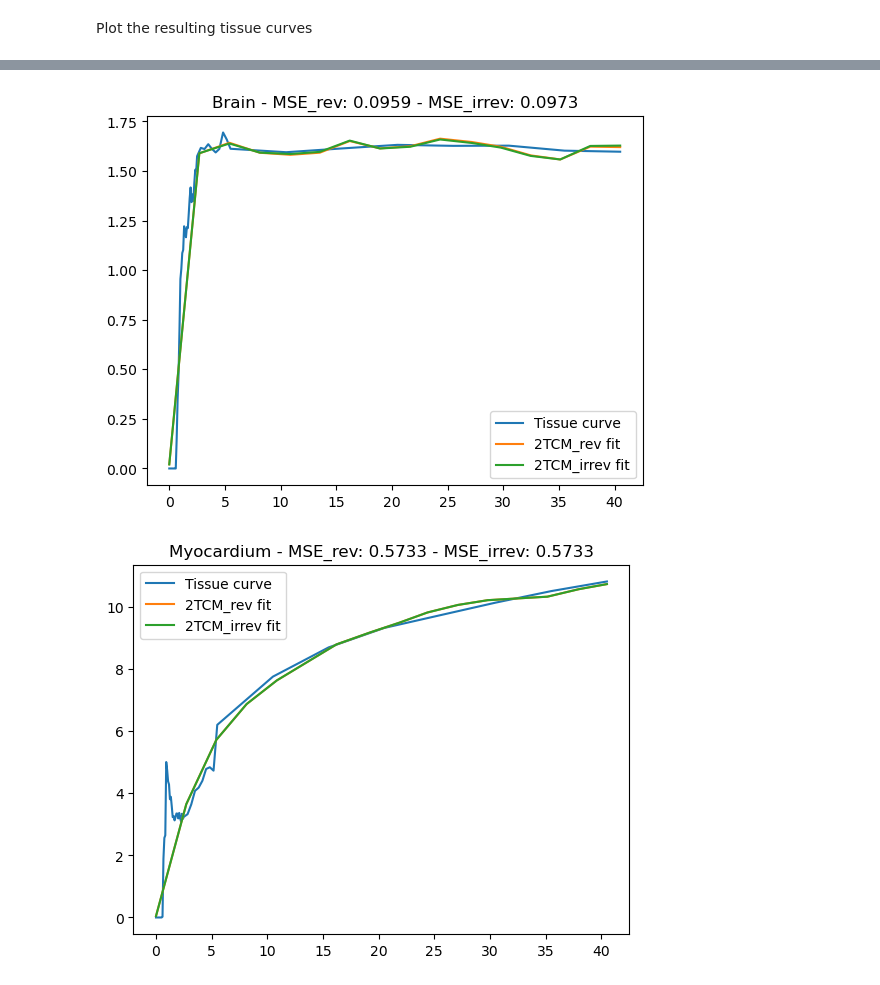
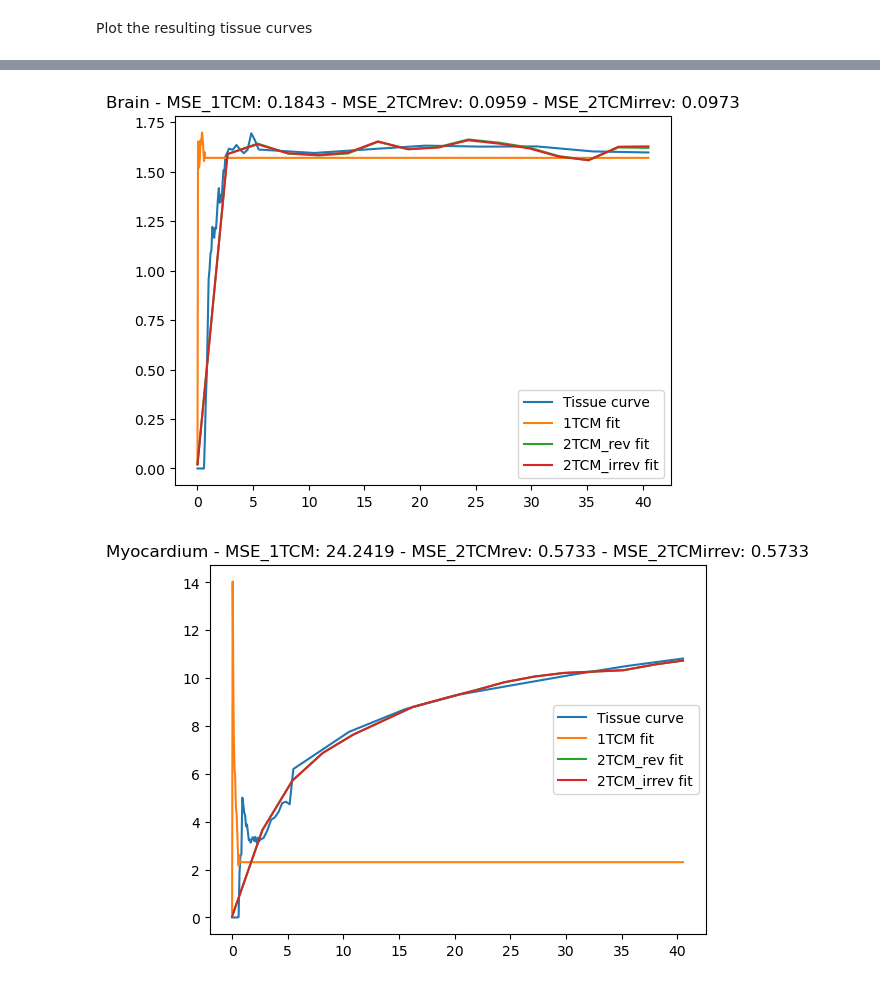
Before and after one commit to Kuttner/pyPET, a Jupyter notebook: dPET_Kinetic_modeling_example.ipynb, the cells around one changed output, grey strips where cells are left out. Drawn from its saved outputs; the diff is of its cells as text; code cells hidden in the pictures.

```diff
--- a/dPET_Kinetic_modeling_example.ipynb
+++ b/dPET_Kinetic_modeling_example.ipynb
@@ -146,15 +147,28 @@ Perform TCM of all tissues in the `*.voistat`-file.
 # %%
 
 # TCM_dict will store all the resuts from kinetic modeling (k-values)
+oneTCM_dict = {}
 twoTCMrev_dict = {}
 twoTCMirrev_dict = {}
 patlak_dict = {}
 
-# CONTINUE HERE: Loop over kinetic models
-
 # Loop over the  tissues
 for tissue in VOI_names_unique:
     print(tissue)
+
+    # oneTCM
+    (K1, k2, vB), tissue_fit, mse = oneTCM(
+        AIF_A, AIF_t, VOI_A_dict[tissue], VOI_t_shift, INTERPOLATE=True, TIME_FRAMES=2.5
+    )
+
+    # Save everything into dictionary
+    oneTCM_dict[tissue] = {
+        "K1": K1,
+        "k2": k2,
+        "vB": vB,
+        "tissue_fit": tissue_fit,
+        "mse": mse
+    }
 
     # Reversible 2TCM
     (K1, k2, vB, k3, k4), Ki, tissue_fit, mse = twoTCMrev(
@@ -240,20 +255,22 @@ Patlak Ki:  0.201
 # %%
 #Plot tissue curve and fit
 tissue = "Brain"
 plt.plot(VOI_t_shift, VOI_A_dict[tissue], label="Tissue curve")
+plt.plot(AIF_t, oneTCM_dict[tissue]["tissue_fit"], label="1TCM fit")
 plt.plot(AIF_t, twoTCMrev_dict[tissue]["tissue_fit"], label="2TCM_rev fit")
 plt.plot(AIF_t, twoTCMirrev_dict[tissue]["tissue_fit"], label="2TCM_irrev fit")
-plt.title(tissue + " - MSE_rev: " + str(round(twoTCMrev_dict[tissue]["mse"],4)) + " - MSE_irrev: " + str(round(twoTCMirrev_dict[tissue]["mse"],4)))
+plt.title(tissue + " - MSE_1TCM: " + str(round(oneTCM_dict[tissue]["mse"],4)) + " - MSE_2TCMrev: " + str(round(twoTCMrev_dict[tissue]["mse"],4)) + " - MSE_2TCMirrev: " + str(round(twoTCMirrev_dict[tissue]["mse"],4)))
 plt.legend()
 plt.show()
 
 tissue = "Myocardium"
 plt.plot(VOI_t_shift, VOI_A_dict[tissue], label="Tissue curve")
+plt.plot(AIF_t, oneTCM_dict[tissue]["tissue_fit"], label="1TCM fit")
 plt.plot(AIF_t, twoTCMrev_dict[tissue]["tissue_fit"], label="2TCM_rev fit")
 plt.plot(AIF_t, twoTCMirrev_dict[tissue]["tissue_fit"], label="2TCM_irrev fit")
-plt.title(tissue + " - MSE_rev: " + str(round(twoTCMrev_dict[tissue]["mse"],4)) + " - MSE_irrev: " + str(round(twoTCMirrev_dict[tissue]["mse"],4)))
+plt.title(tissue + " - MSE_1TCM: " + str(round(oneTCM_dict[tissue]["mse"],4)) + " - MSE_2TCMrev: " + str(round(twoTCMrev_dict[tissue]["mse"],4)) + " - MSE_2TCMirrev: " + str(round(twoTCMirrev_dict[tissue]["mse"],4)))
 plt.legend()
 plt.show()
 # %% [output]
-[figure, old version]
+[figure, new version]
-[figure, old version]
+[figure, new version]
```
Also changed, not shown: parts of 3 cells of this notebook, 1 other file.
